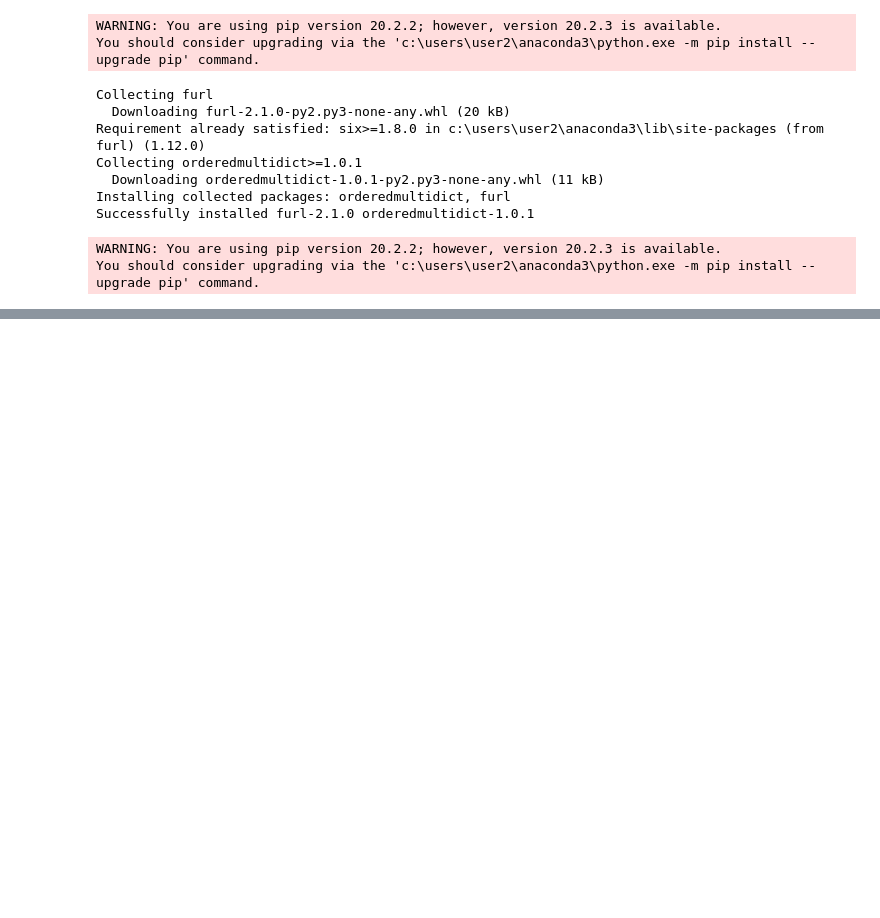
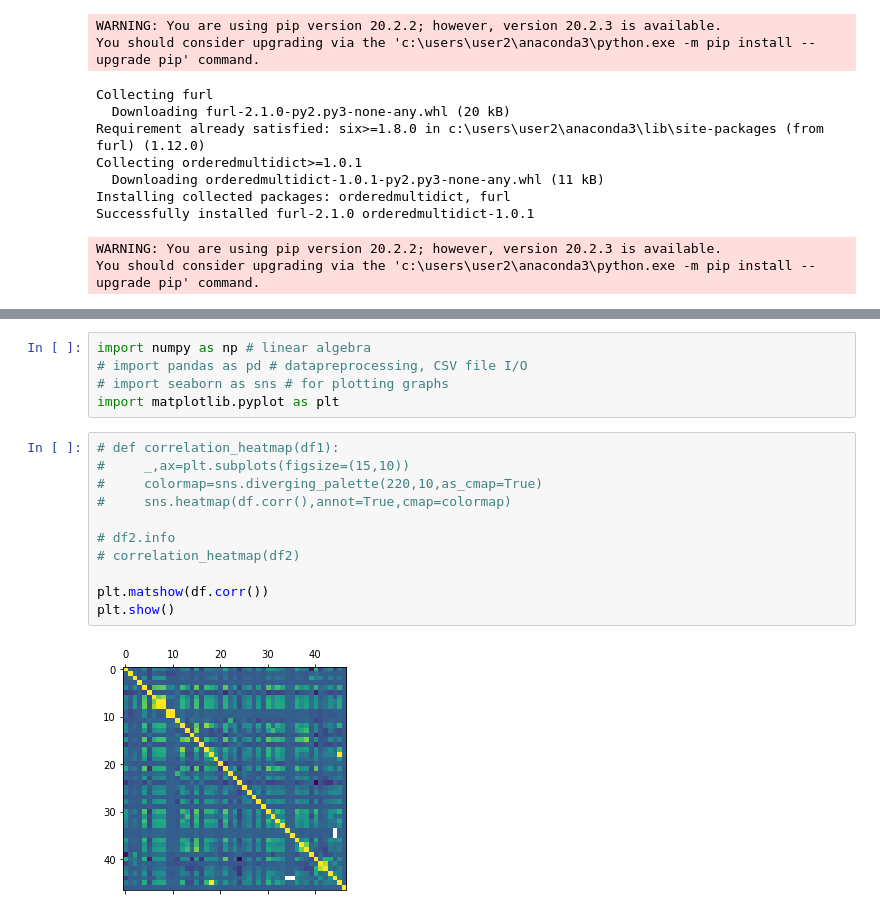
Before and after one commit to sobryan/BAIS6040-project-g13, a Jupyter notebook: data-import.ipynb, the cells around one changed output, grey strips where cells are left out. Cells and saved outputs as stored; diff of their text form; blank space fills up the shorter version.

```diff
--- a/data-import.ipynb
+++ b/data-import.ipynb
@@ -95,0 +439,18 @@ http://maps.google.com/maps?q=41.5896426676162,-93.6107644172155&t=h&z=18
+# %%
+import numpy as np # linear algebra
+# import pandas as pd # datapreprocessing, CSV file I/O
+# import seaborn as sns # for plotting graphs
+import matplotlib.pyplot as plt
+# %%
+# def correlation_heatmap(df1):
+#     _,ax=plt.subplots(figsize=(15,10))
+#     colormap=sns.diverging_palette(220,10,as_cmap=True)
+#     sns.heatmap(df.corr(),annot=True,cmap=colormap)
+
+# df2.info
+# correlation_heatmap(df2)
+
+plt.matshow(df.corr())
+plt.show()
+# %% [output]
+[figure, added]
```
Also changed, not shown: parts of 53 cells of this notebook, 16 other files.
